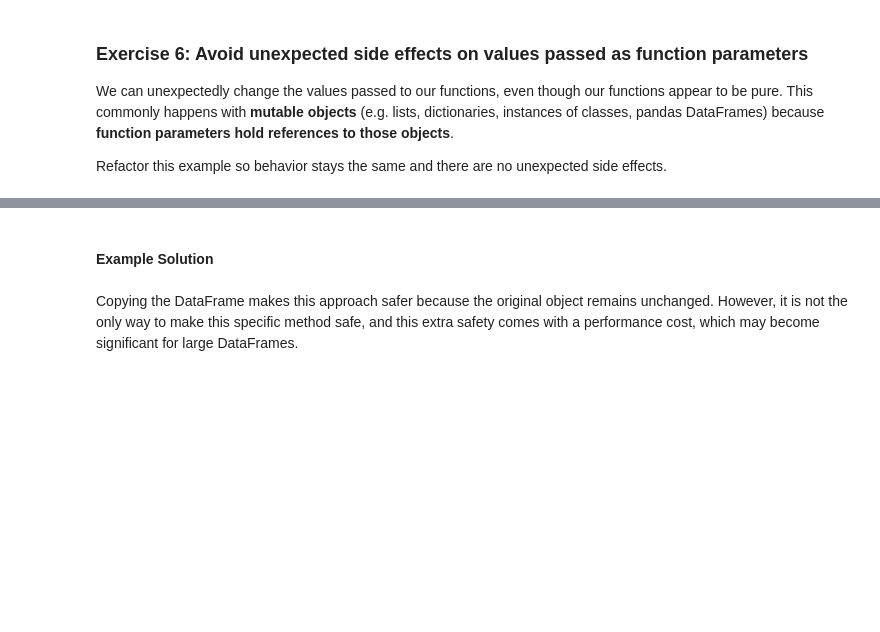
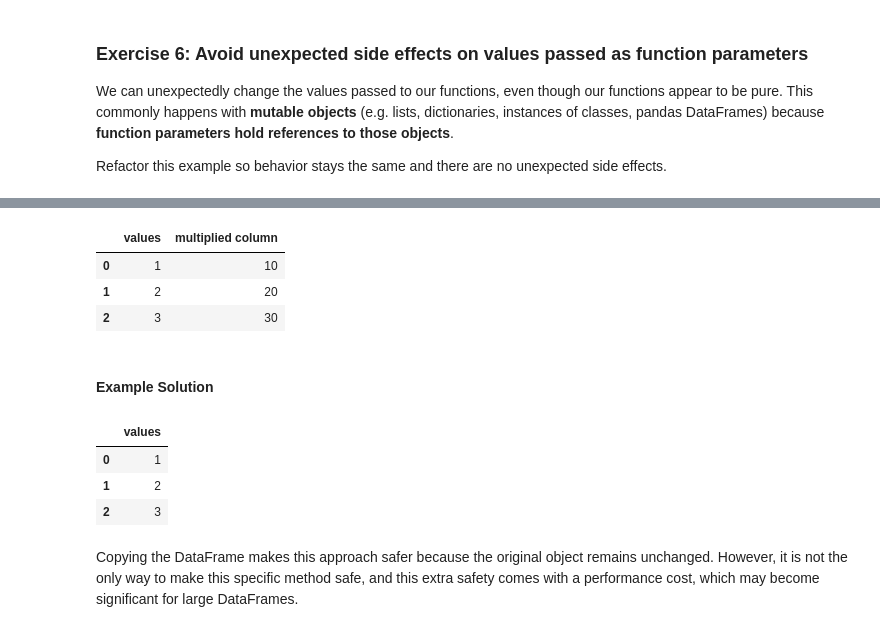
Before and after one commit to DNMRao/ML_refractering_OOP, a Jupyter notebook: 02-refactoring-functions.ipynb, the cells around one changed output, grey strips where cells are left out. Drawn from its saved outputs; the diff is of its cells as text; code cells hidden in the pictures; blank space fills up the shorter version.

```diff
--- a/02-refactoring-functions.ipynb
+++ b/02-refactoring-functions.ipynb
@@ -340,9 +480,37 @@ original.head()  # Original DataFrame is mutated and has now 2 columns
 # %%
 # @TODO: Avoid mutating the input DataFrame.
 # 1) Keep the function behavior, but return a safe copy.
 # 2) Ensure `original` stays unchanged after calling the function.
 
 # Write your refactor below.
+
+original = pd.DataFrame(
+    {
+        "values": [1, 2, 3],
+    }
+)
+
+
+def multiply_column_by_10(df, column_name):
+    df = df.copy()
+    df["multiplied column"] = df[column_name] * 10
+
+    return df
+
+
+
+new = multiply_column_by_10(original, "values")
+
+#original.head()
+
+new.head()
+
+#original.head()
+# %% [output]
+|  | values | multiplied column |
+| 0 | 1 | 10 |
+| 1 | 2 | 20 |
+| 2 | 3 | 30 |
 # %% [markdown]
 #### Example Solution
 # %%
@@ -363,6 +531,11 @@ def multiply_column_by_10(df, column_name):
 
 new = multiply_column_by_10(original, "values")
 original.head()  # Original DataFrame is unchanged
+# %% [output]
+|  | values |
+| 0 | 1 |
+| 1 | 2 |
+| 2 | 3 |
 # %% [markdown]
 Copying the DataFrame makes this approach safer because the original object remains unchanged. However, it is not the only way to make this specific method safe, and this extra safety comes with a performance cost, which may become significant for large DataFrames.
 # %% [markdown]
```
Also changed, not shown: parts of 27 cells of this notebook.
